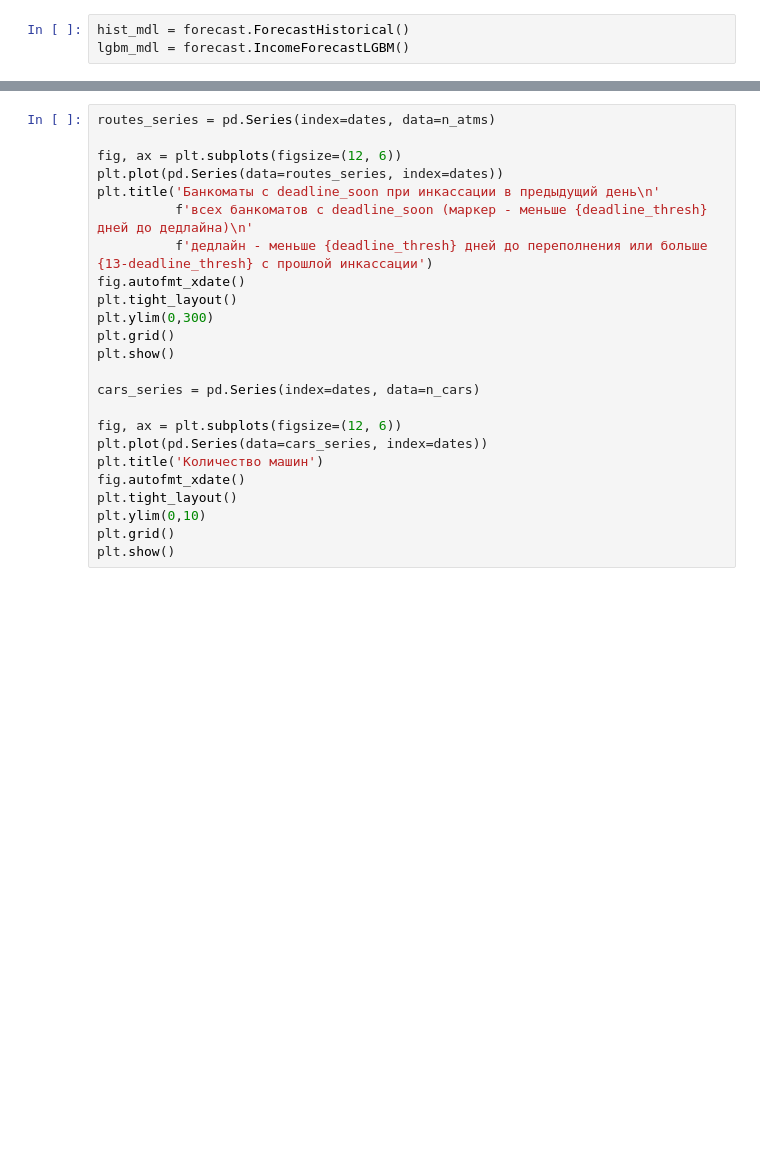
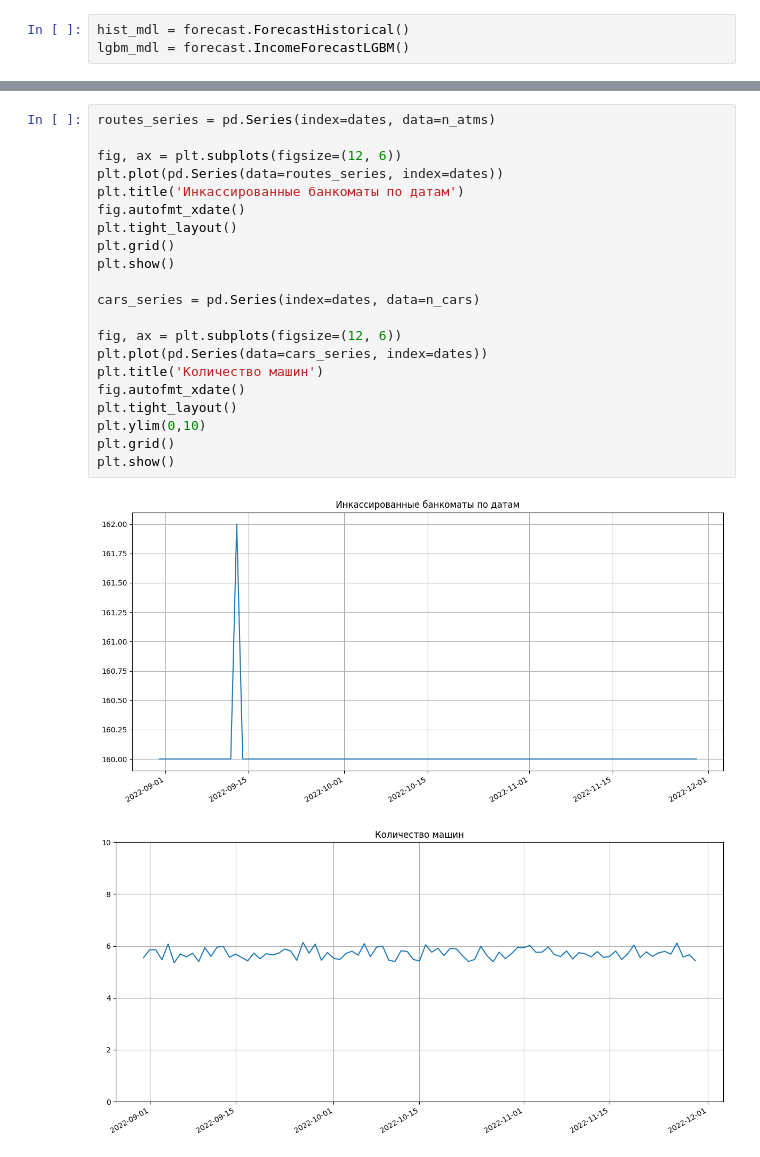
Before and after one commit to SerSmith/bank_schedule, a Jupyter notebook: notebooks/optimization_researches.ipynb, the cells around one changed output, grey strips where cells are left out. Cells and saved outputs as stored; diff of their text form; blank space fills up the shorter version.

```diff
--- a/notebooks/optimization_researches.ipynb
+++ b/notebooks/optimization_researches.ipynb
@@ -450,24 +254,24 @@ while today < end_date:
 # %%
 routes_series = pd.Series(index=dates, data=n_atms)
 
 fig, ax = plt.subplots(figsize=(12, 6))
 plt.plot(pd.Series(data=routes_series, index=dates))
-plt.title('Банкоматы с deadline_soon при инкассации в предыдущий день\n'
-          f'всех банкоматов с deadline_soon (маркер - меньше {deadline_thresh} дней до дедлайна)\n'
-          f'дедлайн - меньше {deadline_thresh} дней до переполнения или больше {13-deadline_thresh} с прошлой инкассации')
+plt.title('Инкассированные банкоматы по датам')
 fig.autofmt_xdate()
 plt.tight_layout()
-plt.ylim(0,300)
 plt.grid()
 plt.show()
 
 cars_series = pd.Series(index=dates, data=n_cars)
 
 fig, ax = plt.subplots(figsize=(12, 6))
 plt.plot(pd.Series(data=cars_series, index=dates))
 plt.title('Количество машин')
 fig.autofmt_xdate()
 plt.tight_layout()
 plt.ylim(0,10)
 plt.grid()
 plt.show()
+# %% [output]
+[figure, added]
+[figure, added]
```
Also changed, not shown: parts of 14 cells of this notebook, 3 other files.
